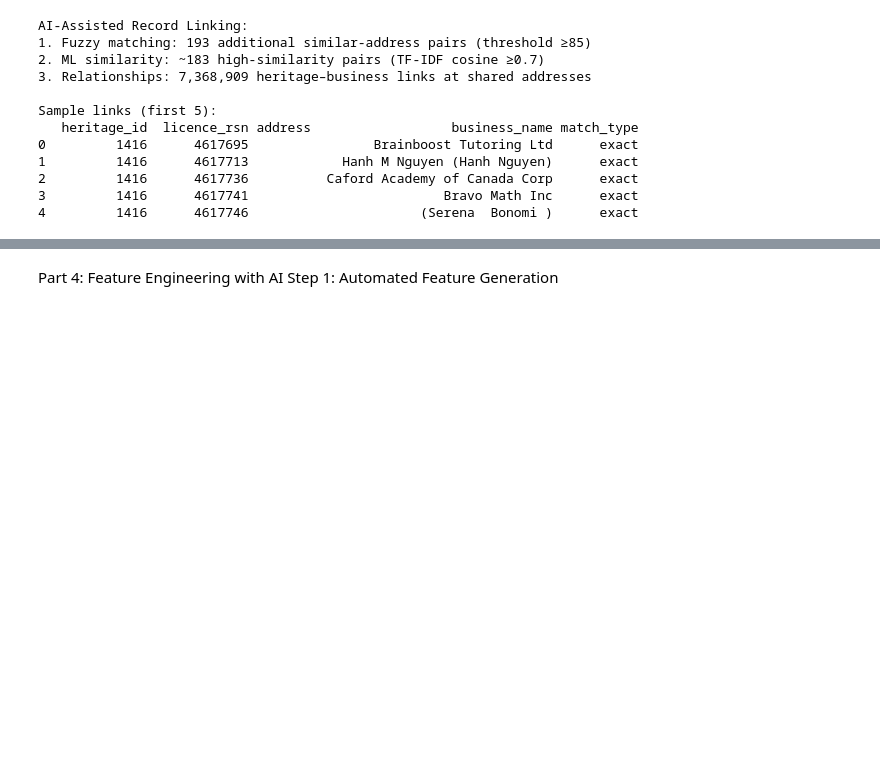
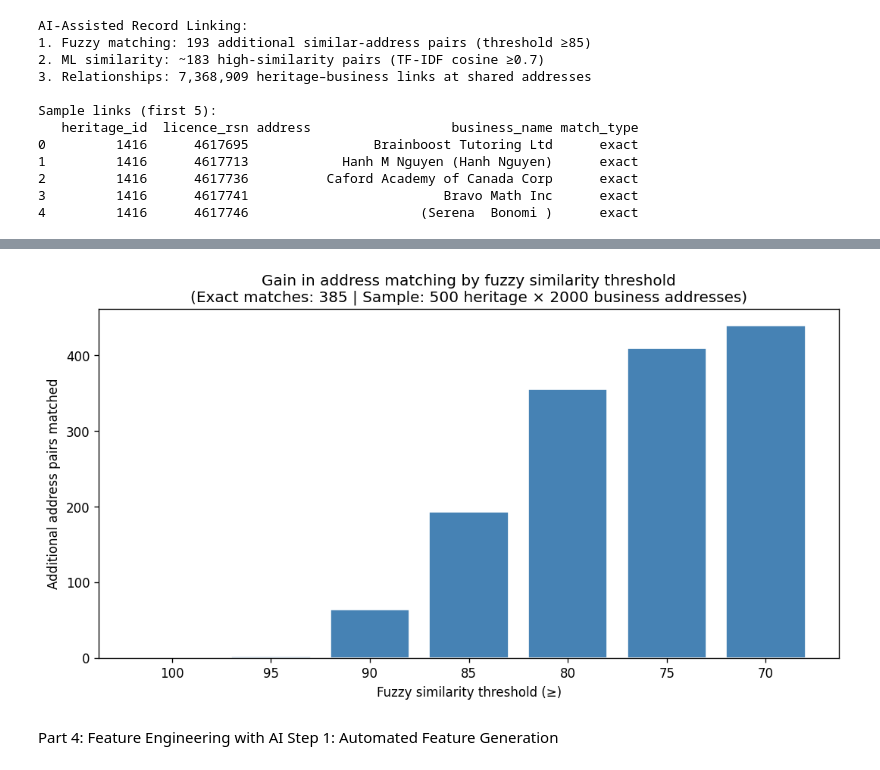
Before and after one commit to NickDulvy/aida-lab-my-work, a Jupyter notebook: module-03/heritage-sites-analysis.ipynb, the cells around one changed output, grey strips where cells are left out. Cells and saved outputs as stored; diff of their text form; code cells hidden in the pictures; blank space fills up the shorter version.

```diff
--- a/module-03/heritage-sites-analysis.ipynb
+++ b/module-03/heritage-sites-analysis.ipynb
@@ -657,7 +693,7 @@ if 'geo_point_2d' in df_biz.columns:
         plt.title('Business Licences — Geographic Distribution')
         plt.gca().set_aspect('equal')
         plt.tight_layout()
-        plt.show()
+        showfig('biz_geo')
 # %% [output]
 Coordinate range: 99,502 licences with valid coordinates
   Latitude:  49.2005 to 49.2981
@@ -1063,3 +1156,40 @@ Sample links (first 5):
+# %%
+# Gain in matching addresses by fuzzy similarity threshold
+import matplotlib.pyplot as plt
+from IPython.display import Image, display
+
+heritage_non_exact = [a for a in heritage_df_clean['address'].dropna().unique() if a and a not in common_addresses][:500]
+business_non_exact = [a for a in business_df_clean['address'].dropna().unique() if a and a not in common_addresses][:2000]
+
+# Best match score per heritage address (one pass)
+best_per_ha = {}
+for ha in heritage_non_exact:
+    best = 0
+    for ba in business_non_exact:
+        s = address_similarity(ha, ba)
+        if s > best:
+            best = s
+    best_per_ha[ha] = best
+
+# Count matches at each threshold
+thresholds = list(range(70, 101, 5))
+matches_per_threshold = [sum(1 for b in best_per_ha.values() if b >= t) for t in thresholds]
+
+plt.figure(figsize=(9, 5))
+bars = plt.bar([str(t) for t in thresholds], matches_per_threshold, color='steelblue', edgecolor='white')
+plt.xlabel('Fuzzy similarity threshold (≥)')
+plt.ylabel('Additional address pairs matched')
+plt.title(f'Gain in address matching by fuzzy similarity threshold\n(Exact matches: {len(common_addresses)} | Sample: {len(heritage_non_exact)} heritage × {len(business_non_exact)} business addresses)')
+plt.gca().invert_xaxis()
+plt.tight_layout()
+_fig_count[0] += 1
+_ts = datetime.now().strftime('%Y%m%d_%H%M%S')
+_p = os.path.join(FIG_DIR, 'fig_{:02d}_fuzzy_match_{}.png'.format(_fig_count[0], _ts))
+plt.savefig(_p, dpi=120, bbox_inches='tight')
+plt.close()
+display(Image(filename=_p))
+# %% [output]
+[figure, added]
 # %% [markdown]
 Part 4: Feature Engineering with AI
 Step 1: Automated Feature Generation
```
Also changed, not shown: parts of 25 cells of this notebook, 1 other file.
